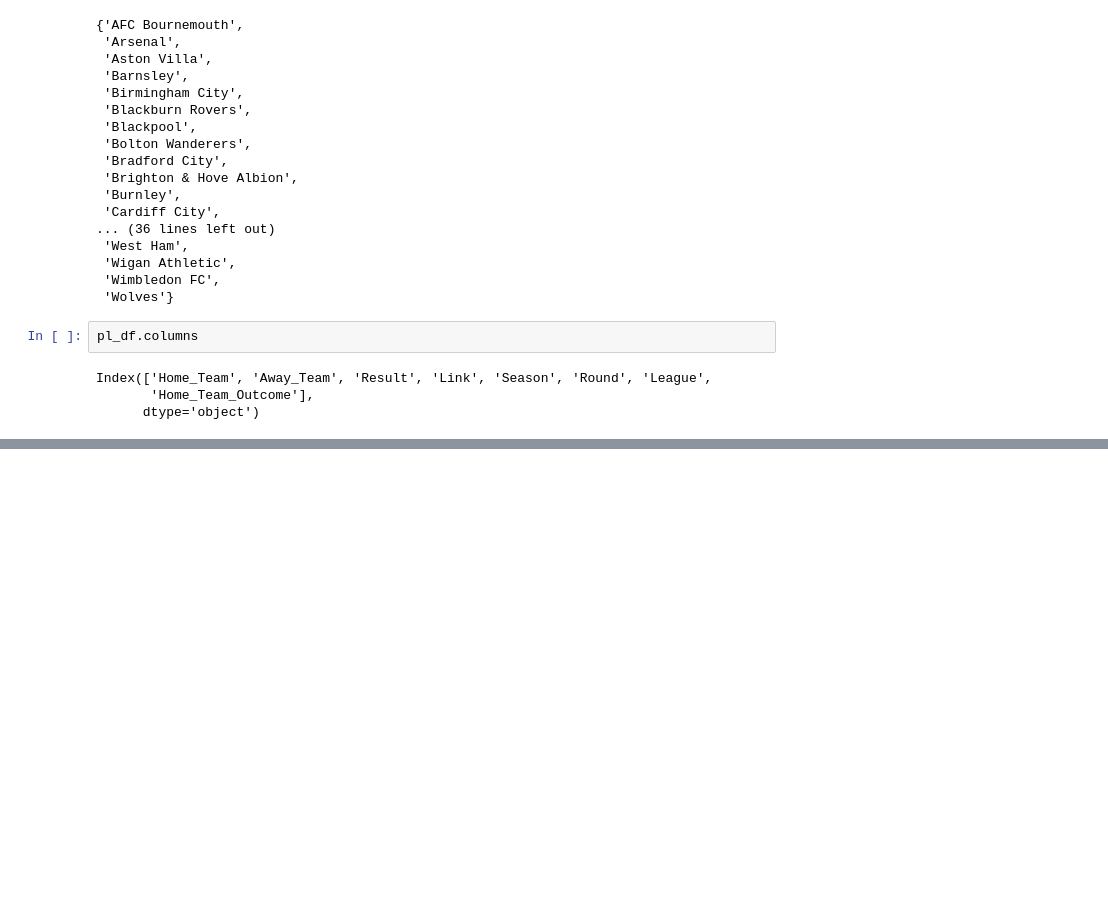
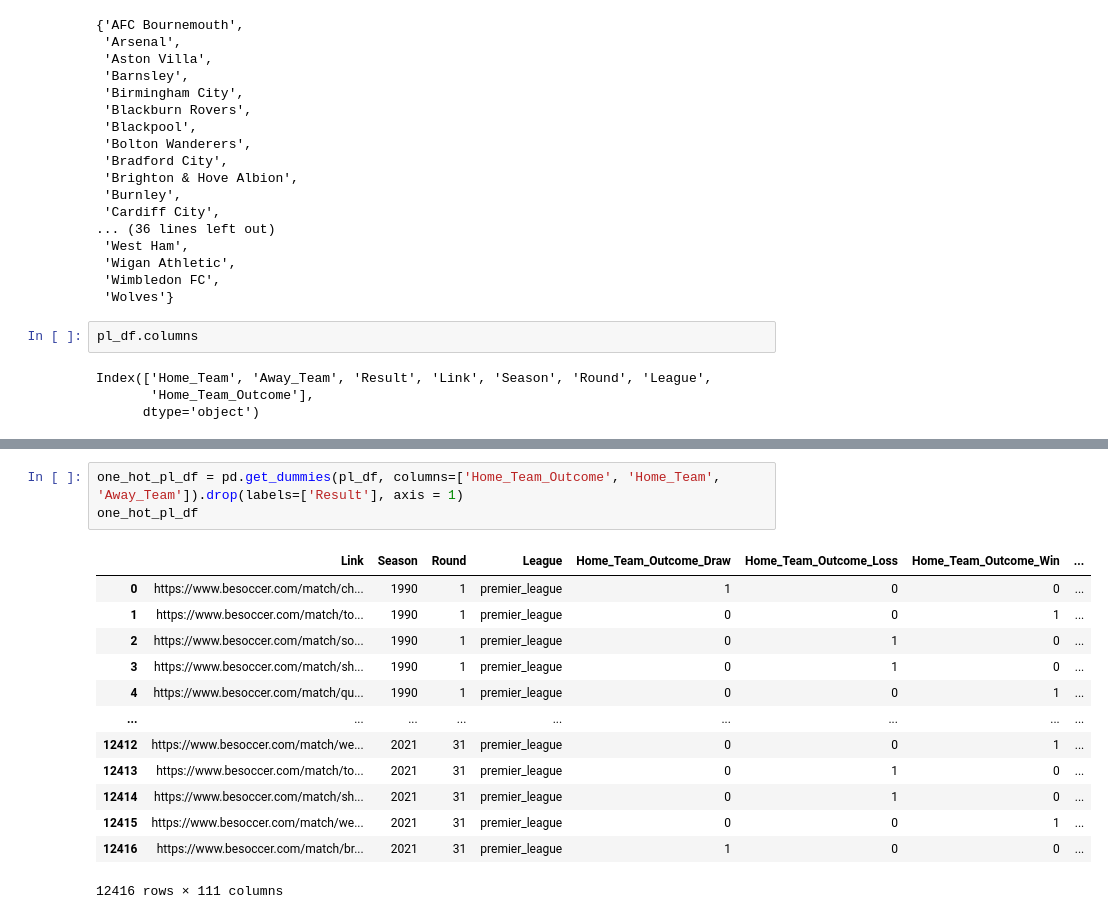
Before and after one commit to PascalLiPooKim/Football-prediction-model-project, a Jupyter notebook: footballPredictionModel.ipynb, the cells around one changed output, grey strips where cells are left out. Saved outputs shown, nothing was run; the diff lists cells and outputs as text; blank space fills up the shorter version.

```diff
--- a/footballPredictionModel.ipynb
+++ b/footballPredictionModel.ipynb
@@ -481 +509,18 @@ Category dict ENCODE: {'Home_Team': {'Aston Villa': 0, 'Bradford City': 1, 'Nott
 12416 rows × 8 columns
+# %%
+one_hot_pl_df = pd.get_dummies(pl_df, columns=['Home_Team_Outcome', 'Home_Team', 'Away_Team']).drop(labels=['Result'], axis = 1)
+one_hot_pl_df
+# %% [output]
+|  | Link | Season | Round | League | Home_Team_Outcome_Draw | Home_Team_Outcome_Loss | Home_Team_Outcome_Win | ... |
+| 0 | https://www.besoccer.com/match/ch... | 1990 | 1 | premier_league | 1 | 0 | 0 | ... |
+| 1 | https://www.besoccer.com/match/to... | 1990 | 1 | premier_league | 0 | 0 | 1 | ... |
+| 2 | https://www.besoccer.com/match/so... | 1990 | 1 | premier_league | 0 | 1 | 0 | ... |
+| 3 | https://www.besoccer.com/match/sh... | 1990 | 1 | premier_league | 0 | 1 | 0 | ... |
+| 4 | https://www.besoccer.com/match/qu... | 1990 | 1 | premier_league | 0 | 0 | 1 | ... |
+| ... | ... | ... | ... | ... | ... | ... | ... | ... |
+| 12412 | https://www.besoccer.com/match/we... | 2021 | 31 | premier_league | 0 | 0 | 1 | ... |
+| 12413 | https://www.besoccer.com/match/to... | 2021 | 31 | premier_league | 0 | 1 | 0 | ... |
+| 12414 | https://www.besoccer.com/match/sh... | 2021 | 31 | premier_league | 0 | 1 | 0 | ... |
+| 12415 | https://www.besoccer.com/match/we... | 2021 | 31 | premier_league | 0 | 0 | 1 | ... |
+| 12416 | https://www.besoccer.com/match/br... | 2021 | 31 | premier_league | 1 | 0 | 0 | ... |
+12416 rows × 111 columns
```
Also changed, not shown: parts of 8 cells of this notebook.
